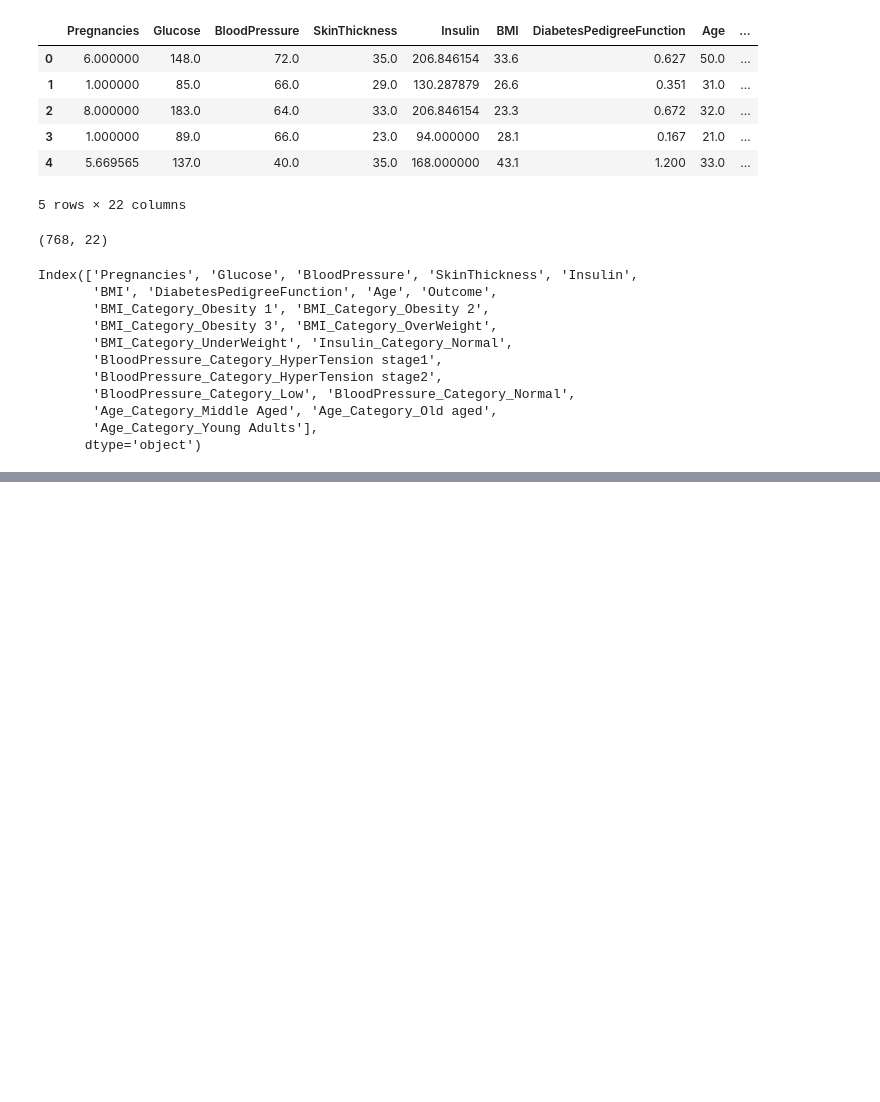
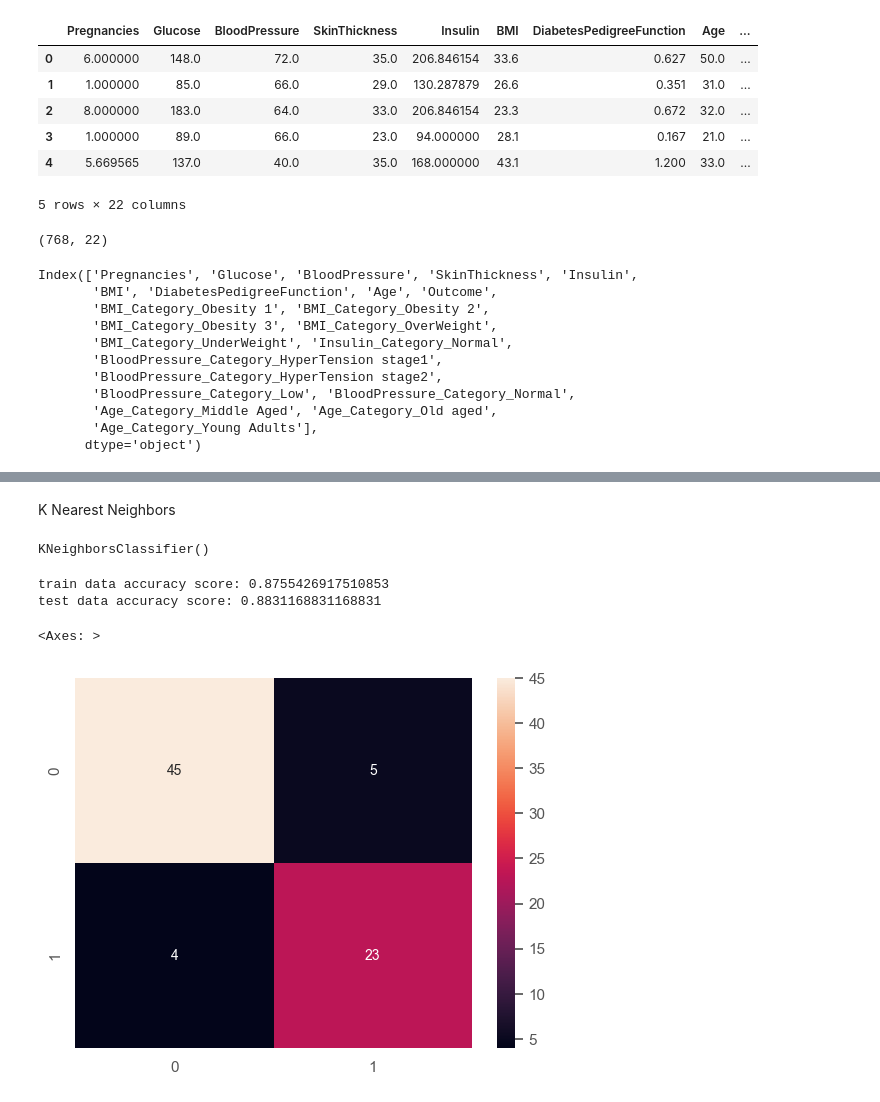
Before and after one commit to keerthi932/Data_Science_Projects, a Jupyter notebook: Diabetes/advanced_method.ipynb, the cells around one changed output, grey strips where cells are left out. Saved outputs shown, nothing was run; the diff lists cells and outputs as text; code cells hidden in the pictures; blank space fills up the shorter version.

```diff
--- a/Diabetes/advanced_method.ipynb
+++ b/Diabetes/advanced_method.ipynb
@@ -589,0 +680,9 @@ Index(['Pregnancies', 'Glucose', 'BloodPressure', 'SkinThickness', 'Insulin',
+# %% [markdown]
+K Nearest Neighbors
+# %%
+knn= KNeighborsClassifier()
+knn.fit(x_train, y_train)
+# %% [output]
+KNeighborsClassifier()
+# %%
+y_predict_knn= knn.predict(x_test)
@@ -589,0 +691,12 @@ Index(['Pregnancies', 'Glucose', 'BloodPressure', 'SkinThickness', 'Insulin',
+# %%
+print('train data accuracy score:', accuracy_score(y_train, knn.predict(x_train)))
+print('test data accuracy score:', accuracy_score(y_test, y_predict_knn))
+# %% [output]
+train data accuracy score: 0.8755426917510853
+test data accuracy score: 0.8831168831168831
+# %%
+cm= confusion_matrix(y_test, y_predict_knn)
+sns.heatmap(cm, annot= True)
+# %% [output]
+<Axes: >
+[figure, added]
```
Also changed, not shown: parts of 63 cells of this notebook, 1 other file.
